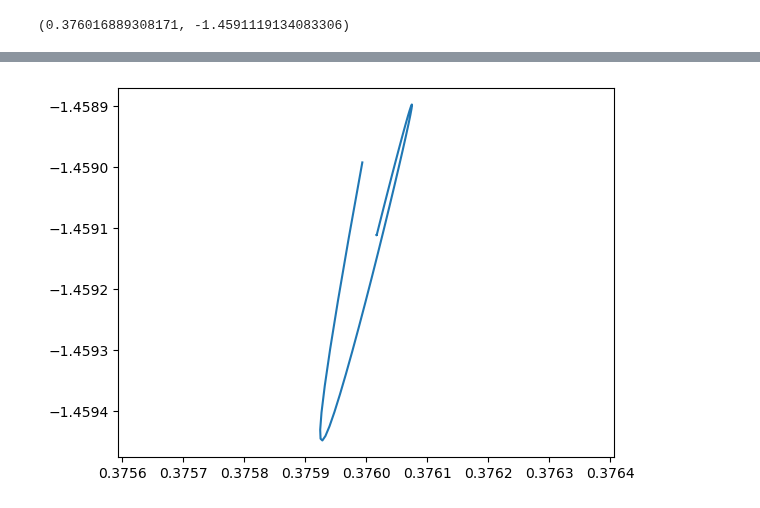
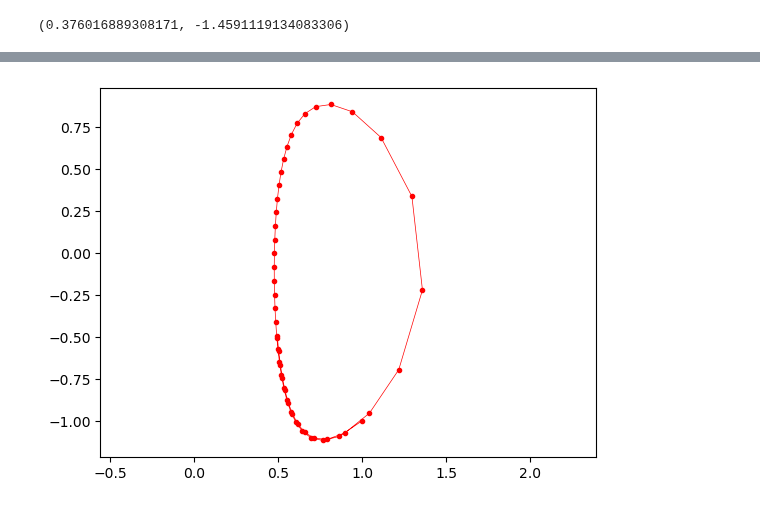
Before and after one commit to Fuad-HH/eqdsk2py, a Jupyter notebook: fieldFollowingAlg.ipynb, the cells around one changed output, grey strips where cells are left out. Saved outputs shown, nothing was run; the diff lists cells and outputs as text; code cells hidden in the pictures.

Commit message:
the algorithm works!
cleaned up the code (fpol function) and it works when starting from a non x point

```diff
--- a/fieldFollowingAlg.ipynb
+++ b/fieldFollowingAlg.ipynb
@@ -247,0 +201,10 @@ Psi value:  [-0.04741632 -0.04681214 -0.04620796 -0.04560378 -0.04499959 -0.0443
+# %%
+# get the ipol 1D array and generate the ipol function using interp1d
+ipol = data['fpol']
+
+# create a linear interpolation function using the ipol array and map from 0 to 1
+# the function gets value from 0 to 1 and returns the value of the ipol at that point
+def fpol(x, min_psi, max_psi):
+    global ipol
+    x = np.clip(x, min_psi, max_psi)
+    return np.interp(x, np.linspace(min_psi, max_psi, len(ipol)), ipol)
@@ -248,15 +220,15 @@ Psi value:  [-0.04741632 -0.04681214 -0.04620796 -0.04560378 -0.04499959 -0.0443
 # %% [markdown]
 ### Now do the Line Integrals
 # %%
-def get_dls(t, y):
+def get_dls(t, y, spline, min_psi, max_psi):
     R, Z = y
-    global spline
+    #global spline
     dpsidz = -spline(R, Z, dx=0, dy=1)[0][0]
     dpsidr = spline(R, Z, dx=1, dy=0)[0][0]
     psi = spline(R, Z)[0][0]
-    I = get_pol_current(psi)
-    #return (dpsidz * R) / I, (dpsidr * R) / I
-    return (dpsidz) / I, (dpsidr) / I
+    I = fpol(psi, min_psi, max_psi)
+    return (dpsidz * R) / I, (dpsidr * R) / I
+    #return (dpsidz) / I, (dpsidr) / I
 # %%
 # now do the integration of the dls and plot the field lines
 R0 = sorted_points_with_wall['saddle'][1][0]
@@ -265,5 +237,10 @@ Z0 = sorted_points_with_wall['saddle'][1][1]
 R0, Z0
 # %% [output]
 (0.376016889308171, -1.4591119134083306)
+# %%
+# make a lambda function for the get_dls function called dls
+# it just take t and y as input and returns get_dls(t, y, spline, min_psi, max_psi)
+dls = lambda t, y: get_dls(t, y, spline, min_psi, max_psi)
 # %%
-sol = spi.solve_ivp(get_dls, (0, 100), (R0, Z0), t_eval=np.linspace(0, 100, 50))
+#sol = spi.solve_ivp(dls, (0, 100), (R0, Z0), t_eval=np.linspace(0, 100, 50))
+sol = spi.solve_ivp(dls, (0, 30), (1, -1), t_eval=np.linspace(0, 30, 50))
@@ -288,11 +247,11 @@ Psi value:  0.01239770034541104
 # %%
 r, z = sol.y
-plt.plot(r, z)
+plt.plot(r, z, 'r.-', linewidth=0.5 )
 # equal aspect ratio
 plt.axis('equal')
 plt.show()
 # %% [output]
-[figure, old version]
+[figure, new version]
 # %%
 sol
 # %% [output]
```
Also changed, not shown: parts of 15 cells of this notebook.
